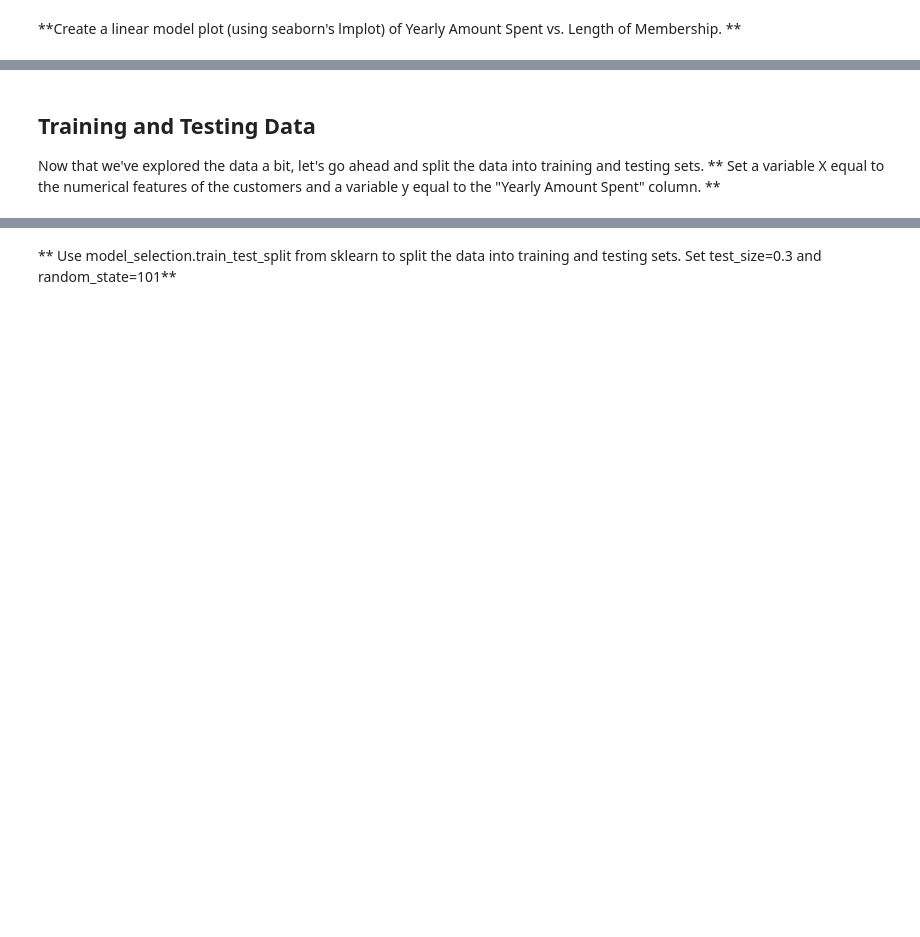
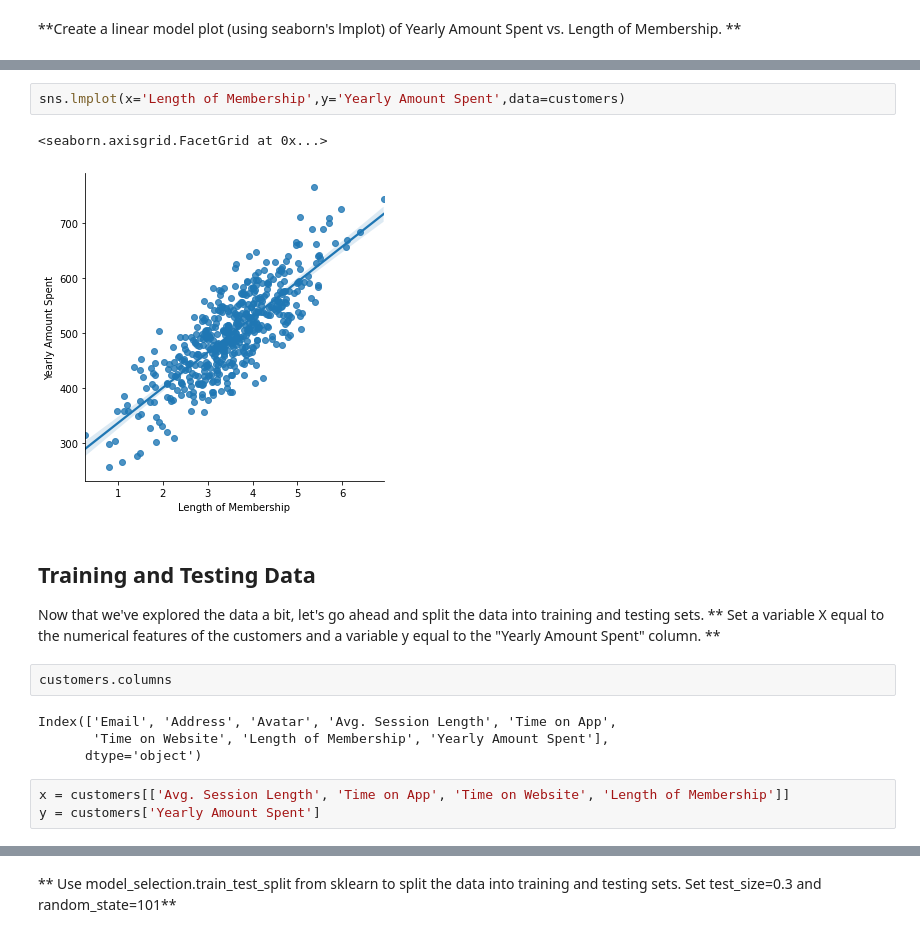
Before and after one commit to roblivesinottawa/data_science_machine_learning_python, a Jupyter notebook: 11-Linear-Regression/02-Linear Regression Project.ipynb, the cells around one changed output, grey strips where cells are left out. Saved outputs shown, nothing was run; the diff lists cells and outputs as text; blank space fills up the shorter version.

```diff
--- a/11-Linear-Regression/02-Linear Regression Project.ipynb
+++ b/11-Linear-Regression/02-Linear Regression Project.ipynb
@@ -123,5 +121,19 @@ sns.pairplot(customers)
+# %%
+sns.lmplot(x='Length of Membership',y='Yearly Amount Spent',data=customers)
+# %% [output]
+<seaborn.axisgrid.FacetGrid at 0x...>
+[figure, added]
 # %% [markdown]
 ## Training and Testing Data
 
 Now that we've explored the data a bit, let's go ahead and split the data into training and testing sets.
 ** Set a variable X equal to the numerical features of the customers and a variable y equal to the "Yearly Amount Spent" column. **
+# %%
+customers.columns
+# %% [output]
+Index(['Email', 'Address', 'Avatar', 'Avg. Session Length', 'Time on App',
+       'Time on Website', 'Length of Membership', 'Yearly Amount Spent'],
+      dtype='object')
+# %%
+x = customers[['Avg. Session Length', 'Time on App', 'Time on Website', 'Length of Membership']]
+y = customers['Yearly Amount Spent']
```
Also changed, not shown: parts of 31 cells of this notebook.
